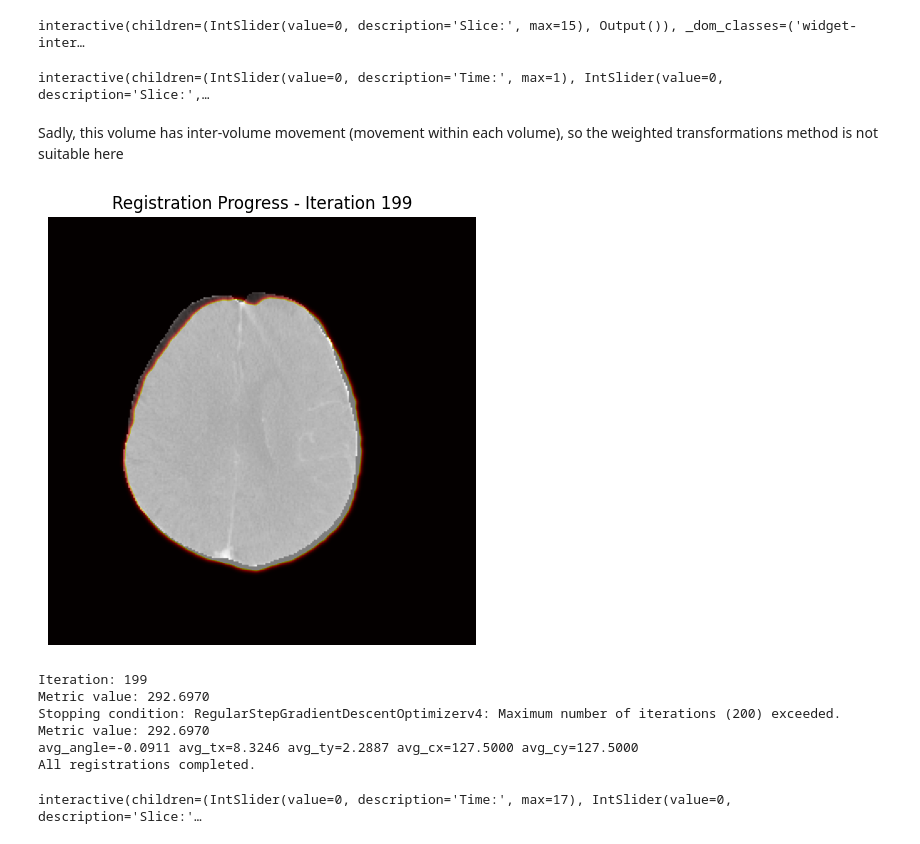
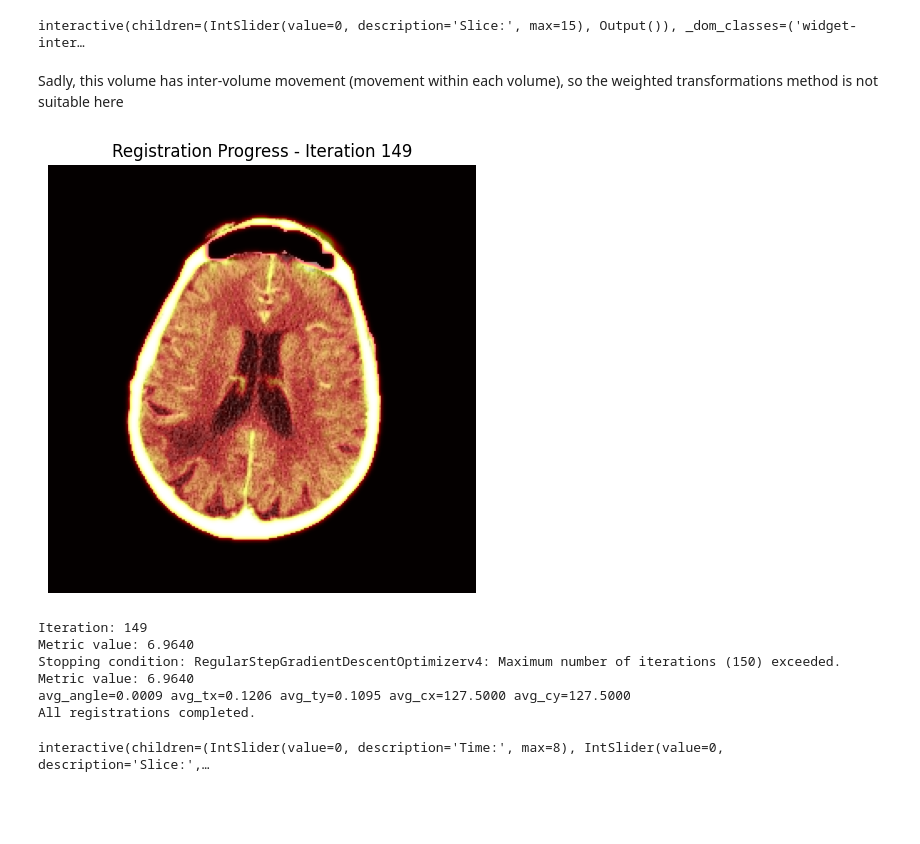
Before and after one commit to Simuschlatz/ChadCTP, a Jupyter notebook: src/registration_experiments.ipynb, the cells around one changed output. Drawn from its saved outputs; the diff is of its cells as text; code cells hidden in the pictures; blank space fills up the shorter version.

```diff
--- a/src/registration_experiments.ipynb
+++ b/src/registration_experiments.ipynb
@@ -1,7 +1,7 @@
 # %% [markdown]
 Load the data
 # %%
-from preprocessing import load_folder_paths, load_dcm_datasets, get_volume
+from preprocessing import load_folder_paths, get_volume
 from scipy import ndimage
 import matplotlib.pyplot as plt
 import os
@@ -10,5 +10,5 @@ import numpy as np
 
 paths = load_folder_paths()
 dataset_path = os.path.expanduser('~/Desktop/UniToBrain')
-path = os.path.join(dataset_path, 'MOL-106')
-v = get_volume(path, extract_brain=False, filter=True, window_params=(80, 160), correct_motion=False, standardize=False, spatial_downsampling_factor=2, temporal_downsampling_factor=1)
+path = os.path.join(dataset_path, 'MOL-063')
+# v = get_volume(path, extract_brain=False, filter=True, window_params=(80, 160), correct_motion=False, standardize=False, spatial_downsampling_factor=2, temporal_downsampling_factor=1)
@@ -239,14 +222,14 @@ def apply_mask(a: np.ndarray, mask: np.ndarray):
 
 def mask_slice(slice, threshold_min=-40, threshold_max=150, structuring_element_dims=(3, 3)):
     smoothened = ndimage.gaussian_filter(slice, sigma=2.0)
-    mask = get_threshold_mask(smoothened, min_val=threshold_min, max_val=threshold_max)
+    mask = get_threshold_mask(smoothened, min_val=threshold_min, max_val=3000)
     mask = ndimage.binary_erosion(mask, np.ones(structuring_element_dims), iterations=2)
     # mask = ndimage.binary_erosion(mask, np.ones((3, 3)))
     # Remove small objects
     mask = morphology.remove_small_objects(mask, 800)
     # Fill small holes
-    mask = ndimage.binary_dilation(mask, np.ones(structuring_element_dims), iterations=2)
-    mask = ndimage.binary_fill_holes(mask)
+    # mask = ndimage.binary_dilation(mask, np.ones(structuring_element_dims), iterations=2)
+    # mask = ndimage.binary_fill_holes(mask)
     return apply_mask(slice, mask)
 
 def preprocess_slice_for_registration(slice, threshold_min=-40, threshold_max=150, structuring_element_dims=(3, 3), reg_window_min=20, reg_window_max=60):
@@ -277,13 +260,14 @@ def register_volume_inplane_weighted(moving_volume: np.ndarray, reference_volume
                gradient_magnitude_tolerance: float = 1e-5, max_step: float = 4.0, min_step: float = 5e-3,
                spacing: tuple = (1, 1), multi_res: bool = False, smoothing_sigma: float = 2.0, interpolator=sitk.sitkLinear,
                mask=True, reg_window_min=-100, reg_window_max=300, threshold_min=0, threshold_max=500,
+               center_index=None,
                verbose: bool = False):
 
     Y, Z, X = moving_volume.shape
 
     if n_samples > Y: n_samples = Y
     elif n_samples < 1: n_samples = 1
-    middle = (Y-1) // 2
+    middle = center_index if center_index is not None else Y // 2 + 2
     half_range = n_samples // 2
     slice_indices = np.linspace(middle - half_range, middle + half_range, n_samples, dtype=int)
 
@@ -364,8 +348,8 @@ def register_volume_inplane_weighted(moving_volume: np.ndarray, reference_volume
         )
 
         if multi_res:
-            registration_method.SetShrinkFactorsPerLevel(shrinkFactors=[2, 4])
-            registration_method.SetSmoothingSigmasPerLevel(smoothingSigmas=[1, 2])
+            registration_method.SetShrinkFactorsPerLevel(shrinkFactors=[2, 1])
+            registration_method.SetSmoothingSigmasPerLevel(smoothingSigmas=[2, 1])
             registration_method.SmoothingSigmasAreSpecifiedInPhysicalUnitsOn()
         registration_method.SetInitialTransform(initial_transform)
         registration_method.SetInterpolator(interpolator)
@@ -382,11 +366,10 @@ def register_volume_inplane_weighted(moving_volume: np.ndarray, reference_volume
                     0.0,
                     moving.GetPixelID()
                 )
-
+                # sleep(0.5)
                 # Convert to numpy and plot
                 current_moving = sitk.GetArrayFromImage(transformed)
                 plot_overlay(fixed_slice, current_moving, method.GetOptimizerIteration())
-                sleep(1)
                 print(f"Iteration: {method.GetOptimizerIteration()}")
                 print(f"Metric value: {method.GetMetricValue():.4f}")
         if verbose:
@@ -484,17 +474,21 @@ overlay_volume_sequence_interactive(np.clip(np.array([v_unwindowed[0], slice]),
 nrows=1 ncols=1
 interactive(children=(IntSlider(value=0, description='Slice:', max=15), Output()), _dom_classes=('widget-inter…
 # %%
-multi_vol_seq_interactive([np.clip(v_unwindowed[:2], 0, 160), np.clip(np.array([v_unwindowed[0], slice]), 0, 160)])
+# multi_vol_seq_interactive([np.clip(v_unwindowed[:2], 0, 160), np.clip(np.array([v_unwindowed[0], slice]), 0, 160)])
-# %% [output]
-interactive(children=(IntSlider(value=0, description='Time:', max=1), IntSlider(value=0, description='Slice:',…
 # %% [markdown]
 Sadly, this volume has inter-volume movement (movement within each volume), so the weighted transformations method is not suitable here
 # %%
 def rigid_register_volume_sequence(volume_seq: np.ndarray,
-                                   reference_index: int = 1,
-                                   n_iters: int = 200,
-                                   n_samples: int = 1,
+                                   reference_index: int = 4,
+                                   n_iters: int = 100,
+                                   n_samples: int = 3,
                                    lr: float = 1.0,
+                                   mask = True,
+                                   multi_res: bool = True,
+                                   smoothing_sigma: float = 0.0,
+                                   reg_clipping_vals = (0, 80),
+                                   max_step = 2.0,
+                                   relaxation_factor = 0.95,
                                    verbose: bool = True) -> np.ndarray:
     """
     Performs skull-based rigid registration on a sequence of volumes using the specified reference volume.
@@ -532,22 +526,29 @@ def rigid_register_volume_sequence(volume_seq: np.ndarray,
             n_samples=n_samples,
             lr=lr,
             n_iters=n_iters,
+            max_step=max_step,
+            relaxation_factor=relaxation_factor,
+            multi_res=multi_res,
+            smoothing_sigma=smoothing_sigma,
+            reg_window_max=reg_clipping_vals[1],
+            reg_window_min=reg_clipping_vals[0],
+            mask=mask,
             verbose=verbose,
         )
 
     print("All registrations completed.")
     return registered_seq
 # %%
-v_reg = rigid_register_volume_sequence(v_unwindowed, reference_index=0, verbose=True)
+v_reg = rigid_register_volume_sequence(v_unwindowed[::2], reference_index=4, multi_res=True, mask=True,smoothing_sigma=2.0, n_iters=150, verbose=True)
 # %% [output]
-[figure, old version]
+[figure, new version]
-Iteration: 199
-Metric value: 292.6970
-Stopping condition: RegularStepGradientDescentOptimizerv4: Maximum number of iterations (200) exceeded.
-Metric value: 292.6970
-avg_angle=-0.0911 avg_tx=8.3246 avg_ty=2.2887 avg_cx=127.5000 avg_cy=127.5000
+Iteration: 149
+Metric value: 6.9640
+Stopping condition: RegularStepGradientDescentOptimizerv4: Maximum number of iterations (150) exceeded.
+Metric value: 6.9640
+avg_angle=0.0009 avg_tx=0.1206 avg_ty=0.1095 avg_cx=127.5000 avg_cy=127.5000
 All registrations completed.
 # %%
-multi_vol_seq_interactive([np.clip(v_unwindowed, 0, 160), np.clip(v_reg, 0, 160)])
+multi_vol_seq_interactive([np.clip(v_unwindowed[::2], 0, 160), np.clip(v_reg, 0, 160)])
 # %% [output]
-interactive(children=(IntSlider(value=0, description='Time:', max=17), IntSlider(value=0, description='Slice:'…
+interactive(children=(IntSlider(value=0, description='Time:', max=8), IntSlider(value=0, description='Slice:',…
```
Also changed, not shown: parts of 19 cells of this notebook, 5 other files.
